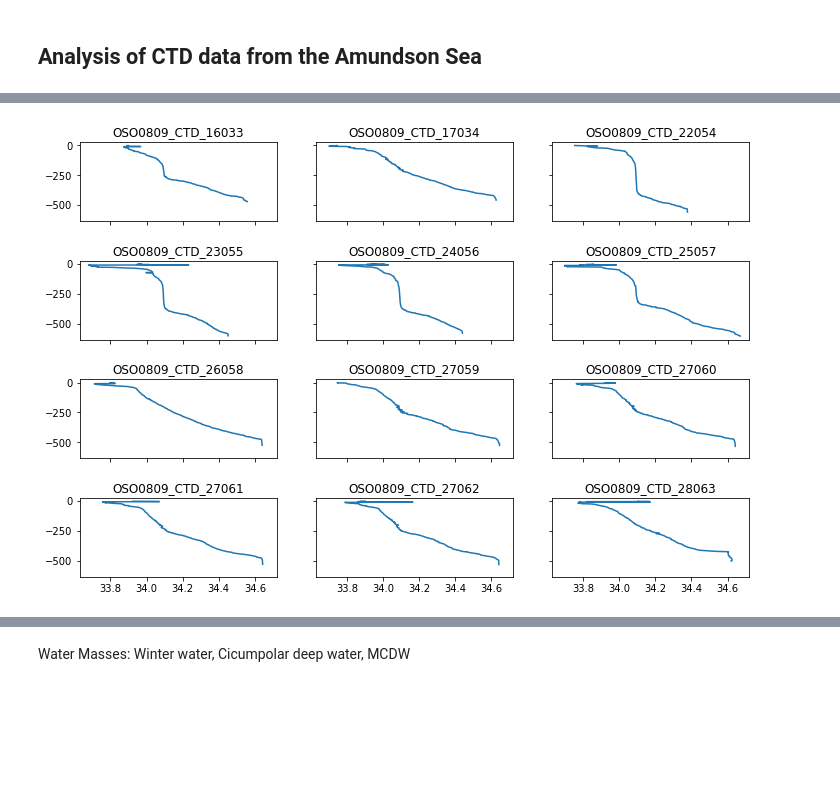
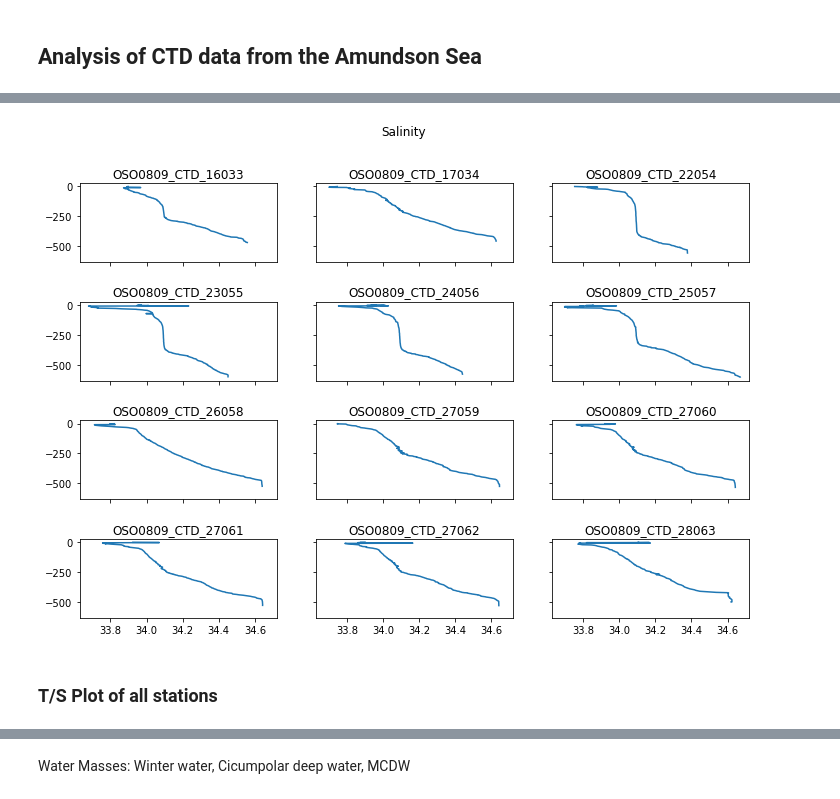
Before and after one commit to isgiddy/oc4920_code, a Jupyter notebook: Week1_Exercise2.ipynb, the cells around one changed output, grey strips where cells are left out. Saved outputs shown, nothing was run; the diff lists cells and outputs as text; code cells hidden in the pictures; blank space fills up the shorter version.

```diff
--- a/Week1_Exercise2.ipynb
+++ b/Week1_Exercise2.ipynb
@@ -57,12 +45,14 @@ for i, (axe, key) in enumerate(targets):
 # %%
 fig,ax=plt.subplots(4,3,figsize=[12,8],gridspec_kw=dict(hspace=0.5),sharey=True,sharex=True)
-
+fig.suptitle('Salinity')
 targets=zip(ax.flatten(),grouped.groups.keys())
 for i, (axe, key) in enumerate(targets):
     axe.plot(grouped.get_group(key)['S'],grouped.get_group(key)['pres']*-1)
     axe.set_title('{0}'.format(key))
     axe.invert_yaxis()
 # %% [output]
-[figure, old version]
+[figure, new version]
+# %% [markdown]
+### T/S Plot of all stations
 # %%
 plt.figure(figsize=[10,8])
```
Also changed, not shown: parts of 50 cells of this notebook.
